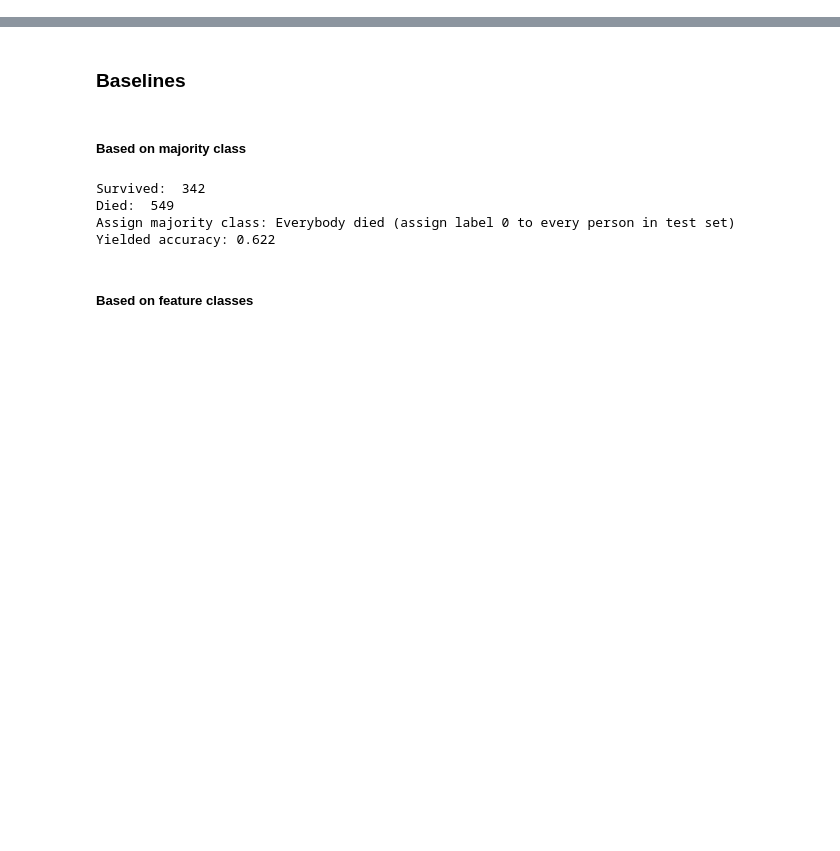
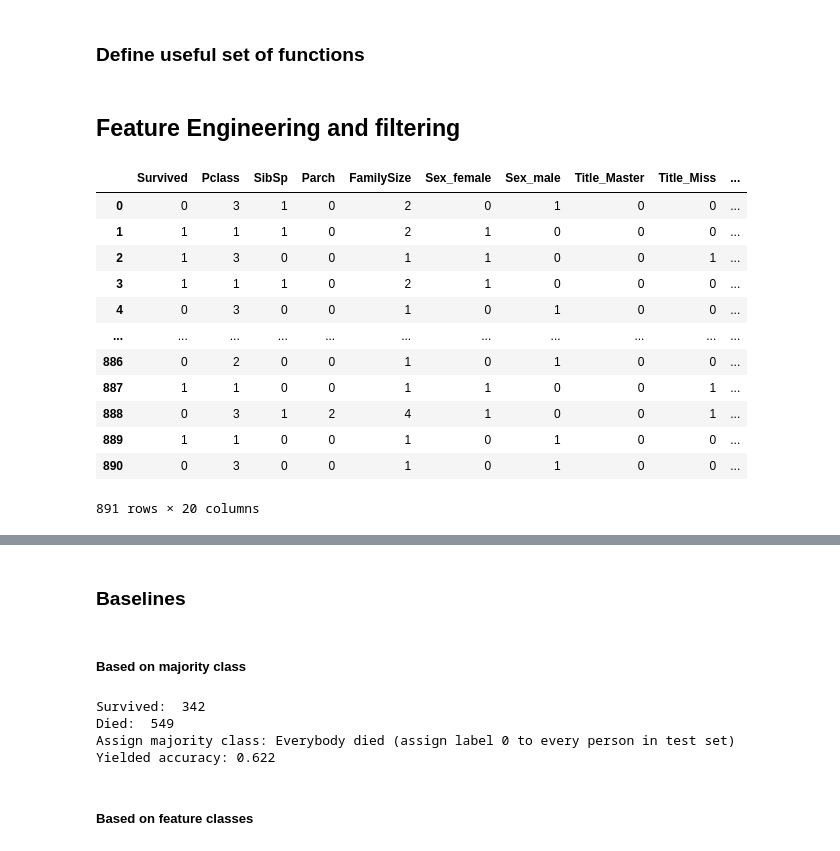
Before and after one commit to georgboehmGithub/Titanic, a Jupyter notebook: TitanicSurvival.ipynb, the cells around one changed output, grey strips where cells are left out. Drawn from its saved outputs; the diff is of its cells as text; code cells hidden in the pictures; blank space fills up the shorter version.

```diff
--- a/TitanicSurvival.ipynb
+++ b/TitanicSurvival.ipynb
@@ -53,0 +19,2 @@ test_dataset
+# %% [markdown]
+### Define useful set of functions
@@ -53,0 +66,44 @@ test_dataset
+# %% [markdown]
+## Feature Engineering and filtering
+# %%
+# Import datasets
+train = pd.read_csv("/Users/georg/Desktop/Projects/titanic/Titanic/train.csv")
+test = pd.read_csv("/Users/georg/Desktop/Projects/titanic/Titanic/test.csv")
+train_dataset = copy_dataframe(train)
+test_dataset = copy_dataframe(test)
+
+datasets = [train_dataset, test_dataset]
+for ds in datasets:
+    ds = bin_age(ds)
+    ds = add_family_size(ds) # Family size
+    ds = add_title_column(ds) # Title
+    ds = add_fare_range(ds) # Fare range
+
+# Fill na values
+train_dataset = train_dataset.apply(lambda x: x.fillna(x.value_counts().index[0]))
+test_dataset = test_dataset.apply(lambda x: x.fillna(x.value_counts().index[0]))
+# Drop unnecessary columns
+train_dataset = drop_unnecessary_columns(train_dataset,
+                                         ['Ticket', 'Cabin', 'Embarked', 'PassengerId', 'Fare', 'Name', "Age"])
+test_dataset = drop_unnecessary_columns(test_dataset,
+                                         ['Ticket', 'Cabin', 'Embarked', 'Fare', 'Name', "Age"])
+# Convert into indicator variables
+train_dataset = pd.get_dummies(train_dataset, columns = ["Sex","Title","Age_Range", "Fare_Range"],
+                               prefix=["Sex","Title","Age_type", "Fare_type"])
+test_dataset = pd.get_dummies(test_dataset, columns = ["Sex","Title","Age_Range", "Fare_Range"],
+                               prefix=["Sex","Title","Age_type", "Fare_type"])
+train_dataset # For reference
+# %% [output]
+|  | Survived | Pclass | SibSp | Parch | FamilySize | Sex_female | Sex_male | Title_Master | Title_Miss | ... |
+| 0 | 0 | 3 | 1 | 0 | 2 | 0 | 1 | 0 | 0 | ... |
+| 1 | 1 | 1 | 1 | 0 | 2 | 1 | 0 | 0 | 0 | ... |
+| 2 | 1 | 3 | 0 | 0 | 1 | 1 | 0 | 0 | 1 | ... |
+| 3 | 1 | 1 | 1 | 0 | 2 | 1 | 0 | 0 | 0 | ... |
+| 4 | 0 | 3 | 0 | 0 | 1 | 0 | 1 | 0 | 0 | ... |
+| ... | ... | ... | ... | ... | ... | ... | ... | ... | ... | ... |
+| 886 | 0 | 2 | 0 | 0 | 1 | 0 | 1 | 0 | 0 | ... |
+| 887 | 1 | 1 | 0 | 0 | 1 | 1 | 0 | 0 | 1 | ... |
+| 888 | 0 | 3 | 1 | 2 | 4 | 1 | 0 | 0 | 1 | ... |
+| 889 | 1 | 1 | 0 | 0 | 1 | 0 | 1 | 0 | 0 | ... |
+| 890 | 0 | 3 | 0 | 0 | 1 | 0 | 1 | 0 | 0 | ... |
+891 rows × 20 columns
```
Also changed, not shown: parts of 47 cells of this notebook, 2 other files.
